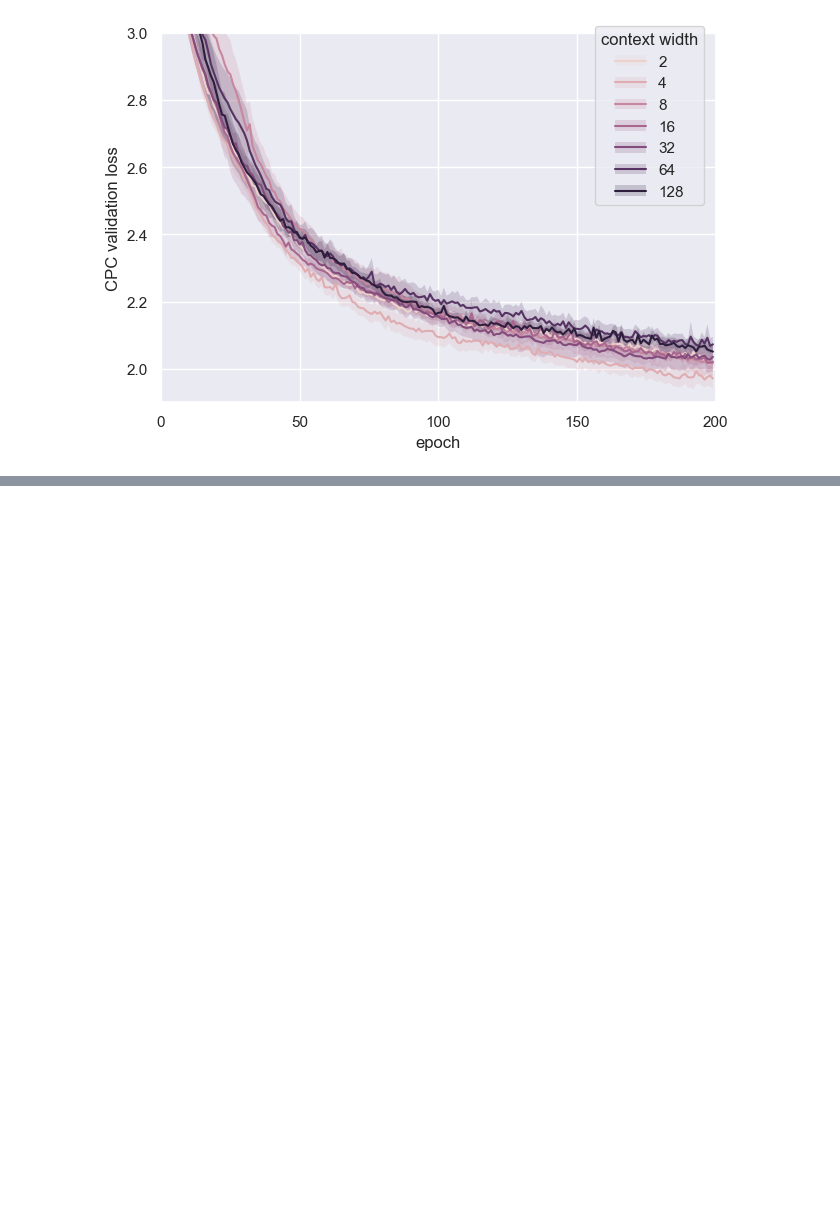
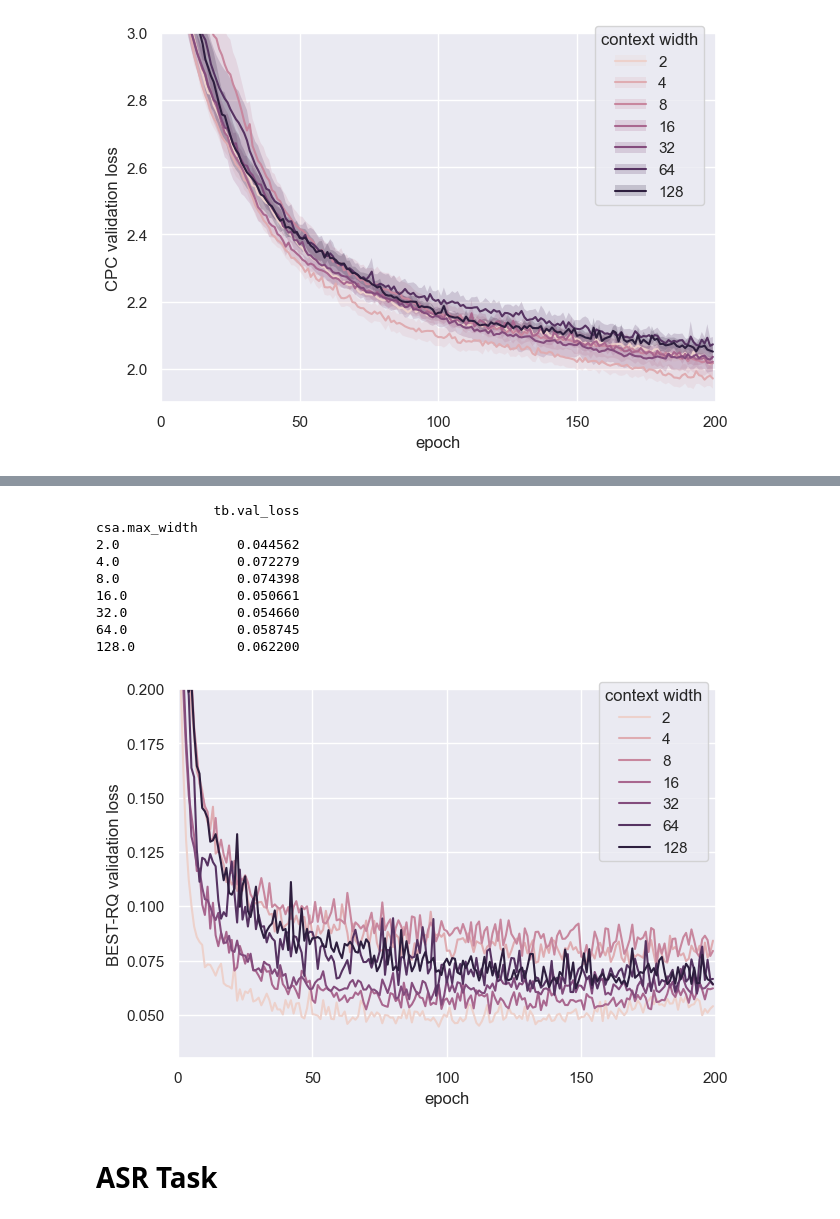
Before and after one commit to sdrobert/scpc, a Jupyter notebook: scripts/analyze.ipynb, the cells around one changed output, grey strips where cells are left out. Drawn from its saved outputs; the diff is of its cells as text; code cells hidden in the pictures; blank space fills up the shorter version.

```diff
--- a/scripts/analyze.ipynb
+++ b/scripts/analyze.ipynb
@@ -552 +606,60 @@ fig.savefig('../resources/train_loss_vs_width_long.pdf')
 [figure]
+# %%
+# BEST-RQ training
+
+df = filter_data_equal(dft, {
+    "context_type": "csa",
+    "training.loss_type": "best-rq",
+    "csa.dim_feedforward": 1024,
+    "csa.num_layers": 1,
+    "training.max_epochs": 200,
+})
+df = filter_data_in(
+    df, {"csa.max_width": WIDTHS}
+).copy()
+
+check_data(
+    df, "tb.epoch", "tb.val_loss", "tb.step", "csa.max_width"
+)
+# 7 context windows
+assert len(pd.unique(df['name'])) == 7
+
+print(df[['csa.max_width', 'tb.val_loss']].groupby(['csa.max_width']).min())
+
+
+fig = plt.figure(1, figsize=[6.8, 4.8])
+plot = (
+    so.Plot(df, x="tb.epoch", y="tb.val_loss", color="csa.max_width")
+    .limit(y=(0.03, 0.2), x=(0, 200))
+    .add(so.Line(), so.Agg())
+    .label(x="epoch", y="BEST-RQ validation loss", color="context width")
+    .scale(
+        color=so.Continuous(trans="log")
+            .tick(at=(2, 4, 8, 16, 32, 64, 128))
+            .label(like=".0f"))
+    .on(fig)
+)
+
+plot.plot()
+
+leg = fig.legends[0]
+bb = leg.get_bbox_to_anchor().transformed(fig.axes[0].transAxes.inverted())
+bb.x0 -= .335
+bb.y0 += .41
+leg.set_bbox_to_anchor(bb, transform=fig.axes[0].transAxes)
+
+fig.tight_layout()
+fig.savefig('../resources/train_loss_vs_width_bestrq.pdf')
+# %% [output]
+               tb.val_loss
+csa.max_width
+2.0               0.044562
+4.0               0.072279
+8.0               0.074398
+16.0              0.050661
+32.0              0.054660
+64.0              0.058745
+128.0             0.062200
+[figure, added]
+# %% [markdown]
+# ASR Task
```
Also changed, not shown: parts of 8 cells of this notebook, 6 other files.
